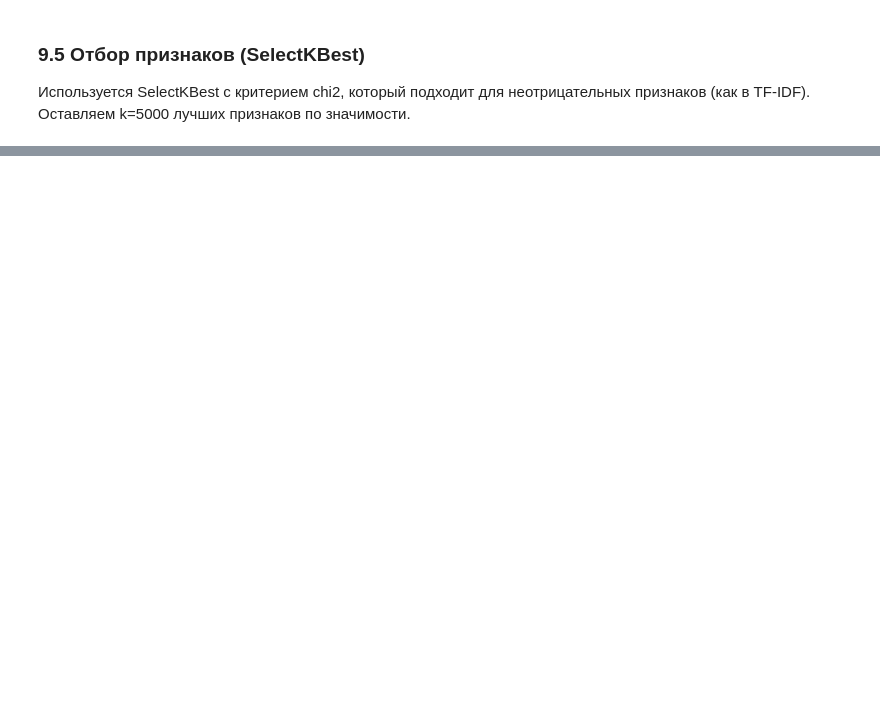
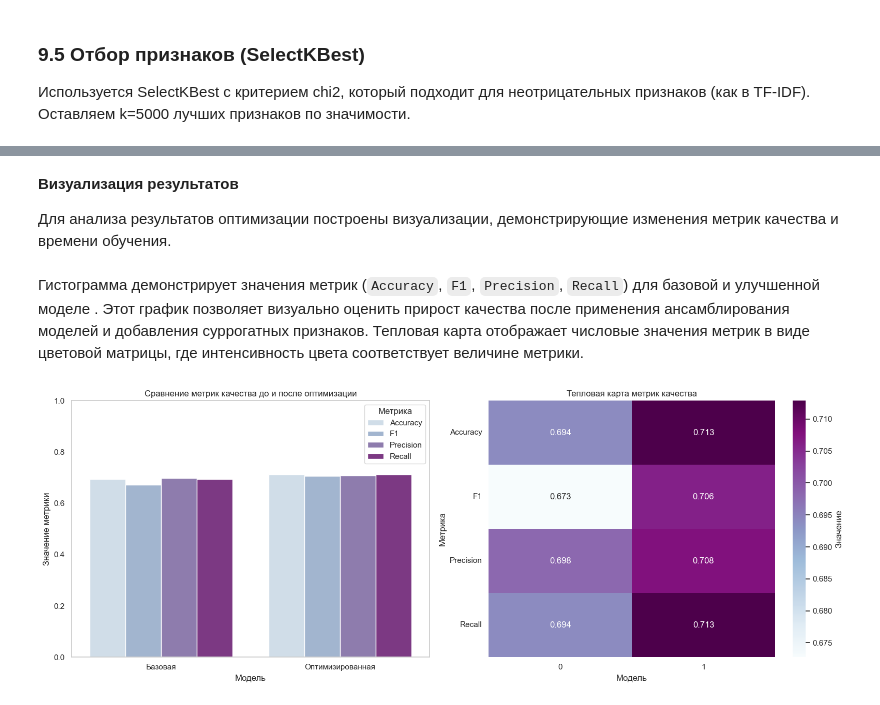
Before and after one commit to avseitsevad/Avseitseva_coursework_ML, a Jupyter notebook: notebook.ipynb, the cells around one changed output, grey strips where cells are left out. Drawn from its saved outputs; the diff is of its cells as text; code cells hidden in the pictures; blank space fills up the shorter version.

```diff
--- a/notebook.ipynb
+++ b/notebook.ipynb
@@ -1378,0 +1463,55 @@ ValueError: numpy.dtype size changed, may indicate binary incompatibility. Expec
+# %% [markdown]
+**Визуализация результатов**
+
+Для анализа результатов оптимизации построены визуализации, демонстрирующие изменения метрик качества и времени обучения.
+# %%
+comparison_df = comparison_df.reset_index().rename(columns={"index": "Модель"})
+
+comparison_df_melted = comparison_df.melt(
+    id_vars=["Модель"],
+    value_vars=["Accuracy", "F1", "Precision", "Recall"],
+    var_name="Метрика",
+    value_name="Значение"
+)
+# %% [markdown]
+Гистограмма демонстрирует значения метрик (`Accuracy`, `F1`, `Precision`, `Recall`) для базовой и улучшенной моделе . Этот график позволяет визуально оценить прирост качества после применения ансамблирования моделей и добавления суррогатных признаков.
+Тепловая карта отображает числовые значения метрик в виде цветовой матрицы, где интенсивность цвета соответствует величине метрики.
+# %%
+fig, axes = plt.subplots(1, 2, figsize=(16, 6))
+
+# Гистограмма
+sns.barplot(
+    data=comparison_df_melted,
+    x="Модель",
+    y="Значение",
+    hue="Метрика",
+    palette="BuPu",
+    ax=axes[0]
+)
+axes[0].set_title("Сравнение метрик качества до и после оптимизации")
+axes[0].set_ylim(0, 1)
+axes[0].set_ylabel("Значение метрики")
+axes[0].set_xlabel("Модель")
+axes[0].grid(axis='y')
+axes[0].legend(title="Метрика", loc="upper right")
+
+# Телповая карта
+sns.heatmap(
+    comparison_df[["Accuracy", "F1", "Precision", "Recall"]].T,
+    annot=True,
+    fmt=".3f",
+    cmap="BuPu",
+    cbar_kws={'label': 'Значение'},
+    ax=axes[1]
+)
+
+axes[1].set_title("Тепловая карта метрик качества")
+axes[1].set_ylabel("Метрика")
+axes[1].set_xlabel("Модель")
+
+axes[1].set_yticklabels(axes[1].get_yticklabels(), rotation=0)
+
+plt.tight_layout()
+plt.show()
+# %% [output]
+[figure, added]
```
Also changed, not shown: parts of 42 cells of this notebook.
